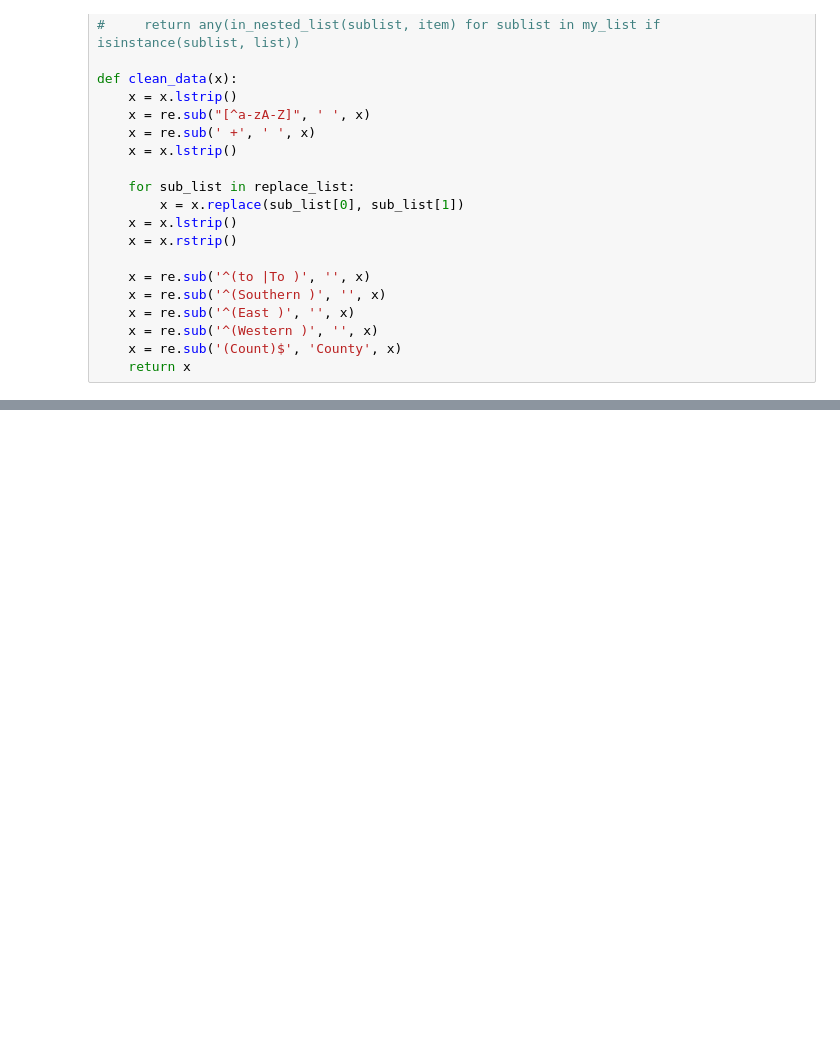
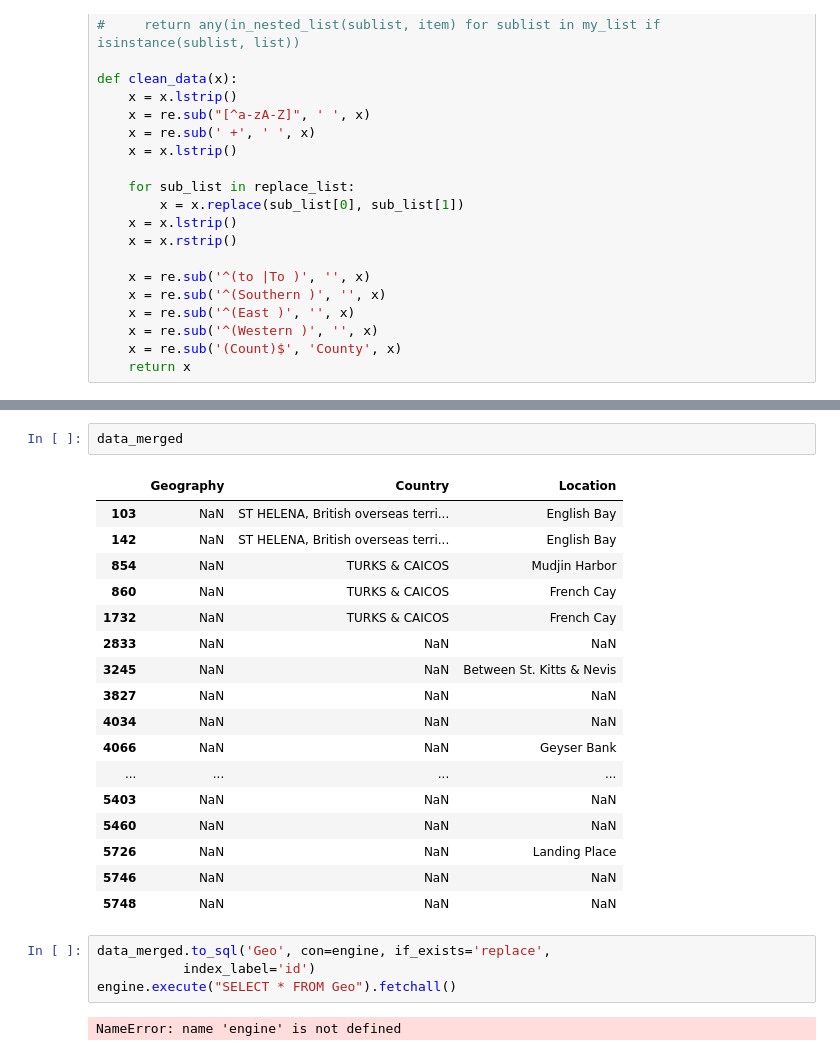
Before and after one commit to ajcipolle/sharkattack, a Jupyter notebook: speedCleaning.ipynb, the cells around one changed output, grey strips where cells are left out. Cells and saved outputs as stored; diff of their text form; blank space fills up the shorter version.

```diff
--- a/speedCleaning.ipynb
+++ b/speedCleaning.ipynb
@@ -389,0 +530,26 @@ file.close()
+# %%
+data_merged
+# %% [output]
+|  | Geography | Country | Location |
+| 103 | NaN | ST HELENA, British overseas terri... | English Bay |
+| 142 | NaN | ST HELENA, British overseas terri... | English Bay |
+| 854 | NaN | TURKS & CAICOS | Mudjin Harbor |
+| 860 | NaN | TURKS & CAICOS | French Cay |
+| 1732 | NaN | TURKS & CAICOS | French Cay |
+| 2833 | NaN | NaN | NaN |
+| 3245 | NaN | NaN | Between St. Kitts & Nevis |
+| 3827 | NaN | NaN | NaN |
+| 4034 | NaN | NaN | NaN |
+| 4066 | NaN | NaN | Geyser Bank |
+| ... | ... | ... | ... |
+| 5403 | NaN | NaN | NaN |
+| 5460 | NaN | NaN | NaN |
+| 5726 | NaN | NaN | Landing Place |
+| 5746 | NaN | NaN | NaN |
+| 5748 | NaN | NaN | NaN |
+# %%
+data_merged.to_sql('Geo', con=engine, if_exists='replace',
+           index_label='id')
+engine.execute("SELECT * FROM Geo").fetchall()
+# %% [output]
+NameError: name 'engine' is not defined
```
Also changed, not shown: parts of 17 cells of this notebook, 1 other file.
